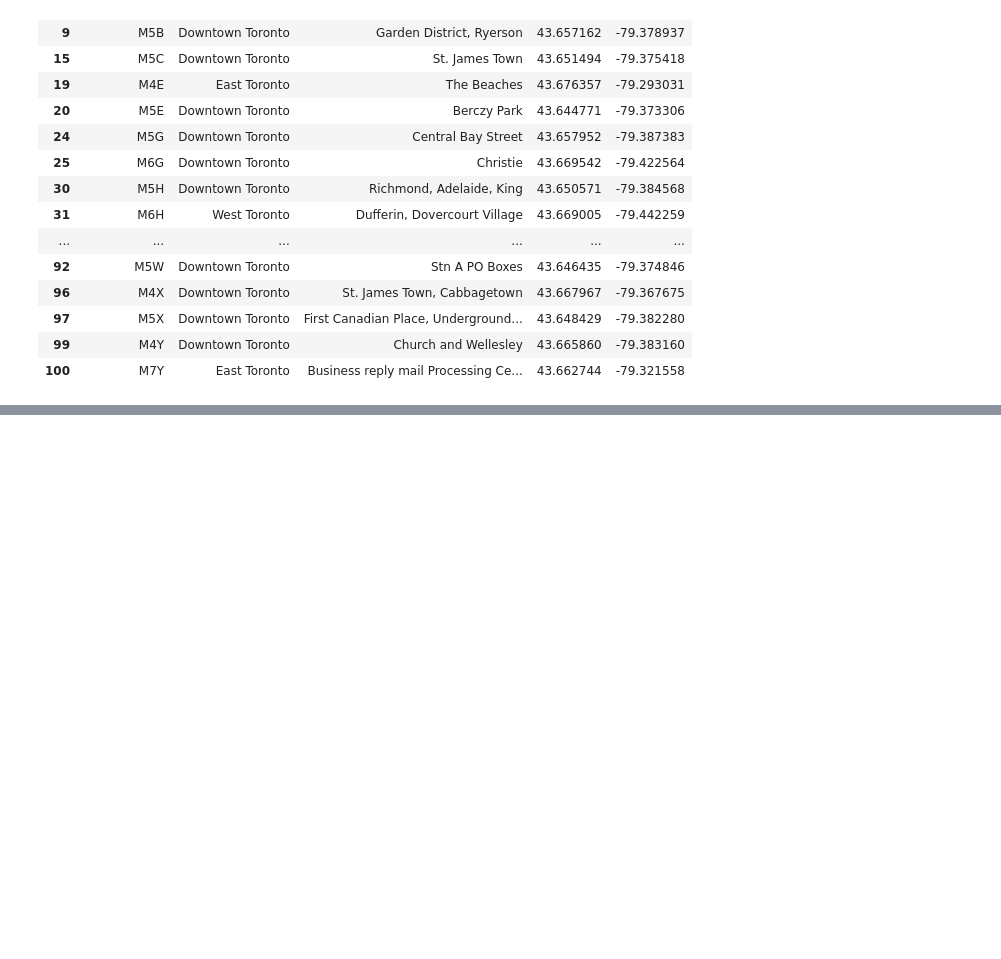
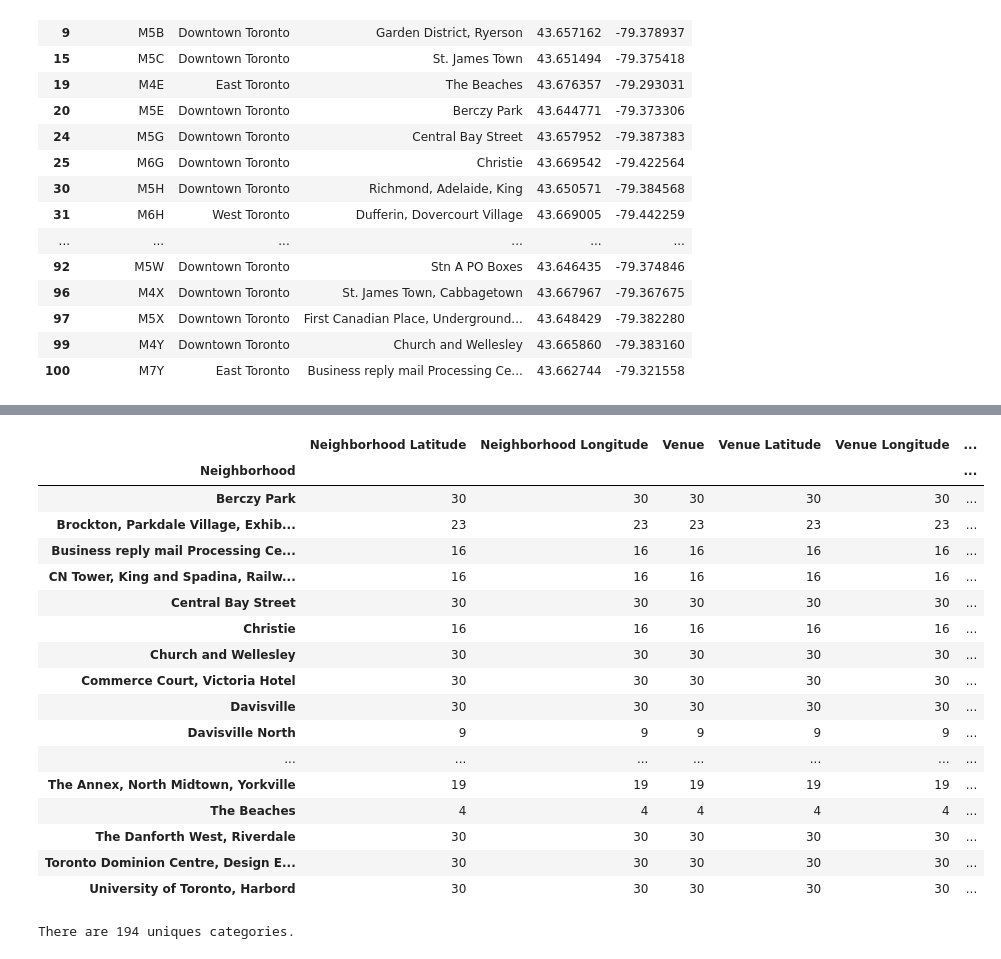
Before and after one commit to lmantilla051964/Segmenting-and-Clustering-Neighbourhoods-in-Toronto-LM, a Jupyter notebook: Segmenting and Clustering Neighborhoods in Toronto.ipynb, the cells around one changed output, grey strips where cells are left out. Drawn from its saved outputs; the diff is of its cells as text; code cells hidden in the pictures; blank space fills up the shorter version.

```diff
--- a/Segmenting and Clustering Neighborhoods in Toronto.ipynb
+++ b/Segmenting and Clustering Neighborhoods in Toronto.ipynb
@@ -194,0 +211,8 @@ Toronto1
+# %%
+address = 'Toronto, Ontario'
+
+geolocator = Nominatim(user_agent="toronto_explorer")
+location = geolocator.geocode(address)
+latitude = location.latitude
+longitude = location.longitude
+print('The coordinates of Toronto are {}, {}.'.format(latitude, longitude))
@@ -194,0 +221,22 @@ Toronto1
+# %%
+# create map of Toronto using latitude and longitude values
+map_toronto = folium.Map(location=[latitude, longitude], zoom_start=10)
+
+# add markers to map
+for lat, lng, borough, neighborhood in zip(Toronto1['Latitude'],
+                                           Toronto1['Longitude'],
+                                           Toronto1['Borough'],
+                                           Toronto1['Neighbourhood']):
+    label = '{}, {}'.format(neighborhood, borough)
+    label = folium.Popup(label, parse_html=True)
+    folium.CircleMarker(
+        [lat, lng],
+        radius=5,
+        popup=label,
+        color='blue',
+        fill=True,
+        fill_color='#3186cc',
+        fill_opacity=0.7,
+        parse_html=False).add_to(map_toronto)
+
+map_toronto
@@ -194,0 +245,7 @@ Toronto1
+# %%
+
+# @hidden_cell
+CLIENT_ID = 'HTEQQEAY2ZKJEFL1UTEQMSBQKNTDMEJ4TF4DBLCLGFS2D0YK' # Foursquare Client ID
+CLIENT_SECRET = 'FYIR54J22WICJ0RA0XBYE4C0SX20JJADKI3XFDODWE4ICGHZ' # Foursquare Client Secret
+VERSION = '20180604'
+LIMIT = 30
@@ -194,0 +292,5 @@ Toronto1
+# %%
+toronto_venues = getNearbyVenues(names=Toronto1['Neighbourhood'],
+                                   latitudes=Toronto1['Latitude'],
+                                   longitudes=Toronto1['Longitude']
+                                  )
@@ -194,0 +326,25 @@ Toronto1
+# %%
+toronto_venues.groupby('Neighborhood').count()
+# %% [output]
+|  | Neighborhood Latitude | Neighborhood Longitude | Venue | Venue Latitude | Venue Longitude | ... |
+| Neighborhood |  |  |  |  |  | ... |
+| Berczy Park | 30 | 30 | 30 | 30 | 30 | ... |
+| Brockton, Parkdale Village, Exhib... | 23 | 23 | 23 | 23 | 23 | ... |
+| Business reply mail Processing Ce... | 16 | 16 | 16 | 16 | 16 | ... |
+| CN Tower, King and Spadina, Railw... | 16 | 16 | 16 | 16 | 16 | ... |
+| Central Bay Street | 30 | 30 | 30 | 30 | 30 | ... |
+| Christie | 16 | 16 | 16 | 16 | 16 | ... |
+| Church and Wellesley | 30 | 30 | 30 | 30 | 30 | ... |
+| Commerce Court, Victoria Hotel | 30 | 30 | 30 | 30 | 30 | ... |
+| Davisville | 30 | 30 | 30 | 30 | 30 | ... |
+| Davisville North | 9 | 9 | 9 | 9 | 9 | ... |
+| ... | ... | ... | ... | ... | ... | ... |
+| The Annex, North Midtown, Yorkville | 19 | 19 | 19 | 19 | 19 | ... |
+| The Beaches | 4 | 4 | 4 | 4 | 4 | ... |
+| The Danforth West, Riverdale | 30 | 30 | 30 | 30 | 30 | ... |
+| Toronto Dominion Centre, Design E... | 30 | 30 | 30 | 30 | 30 | ... |
+| University of Toronto, Harbord | 30 | 30 | 30 | 30 | 30 | ... |
+# %%
+print('There are {} uniques categories.'.format(len(toronto_venues['Venue Category'].unique())))
+# %% [output]
+There are 194 uniques categories.
```
Also changed, not shown: parts of 19 cells of this notebook.
